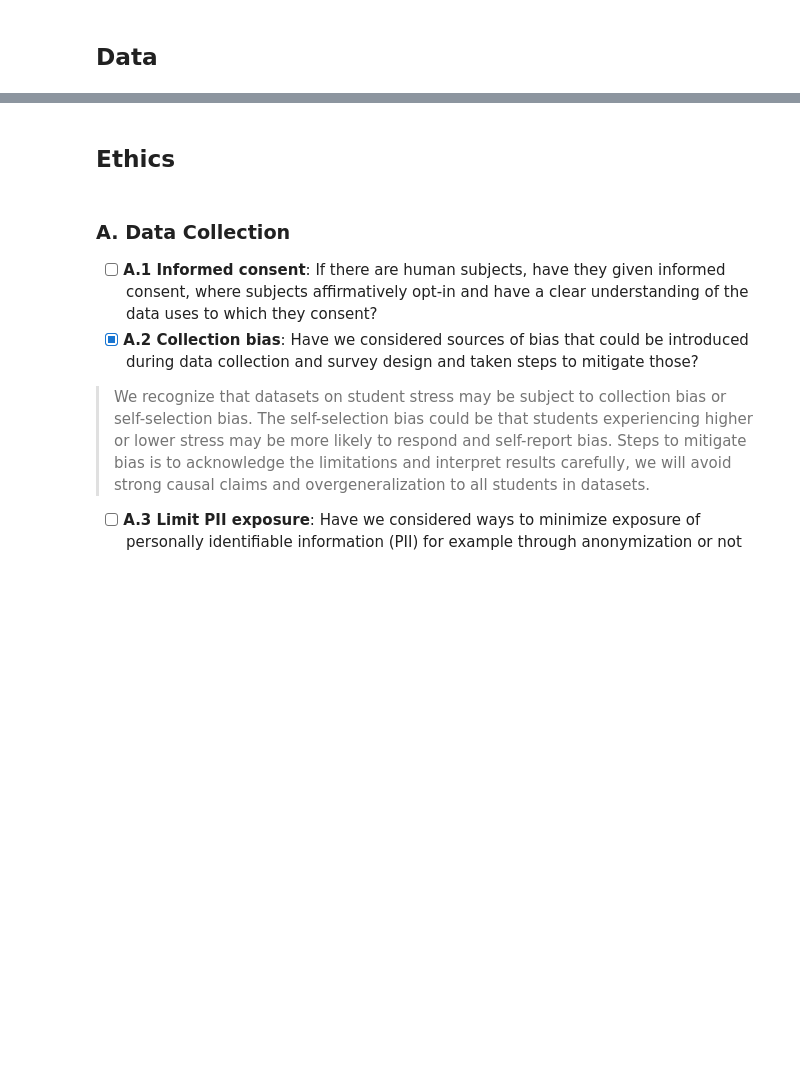
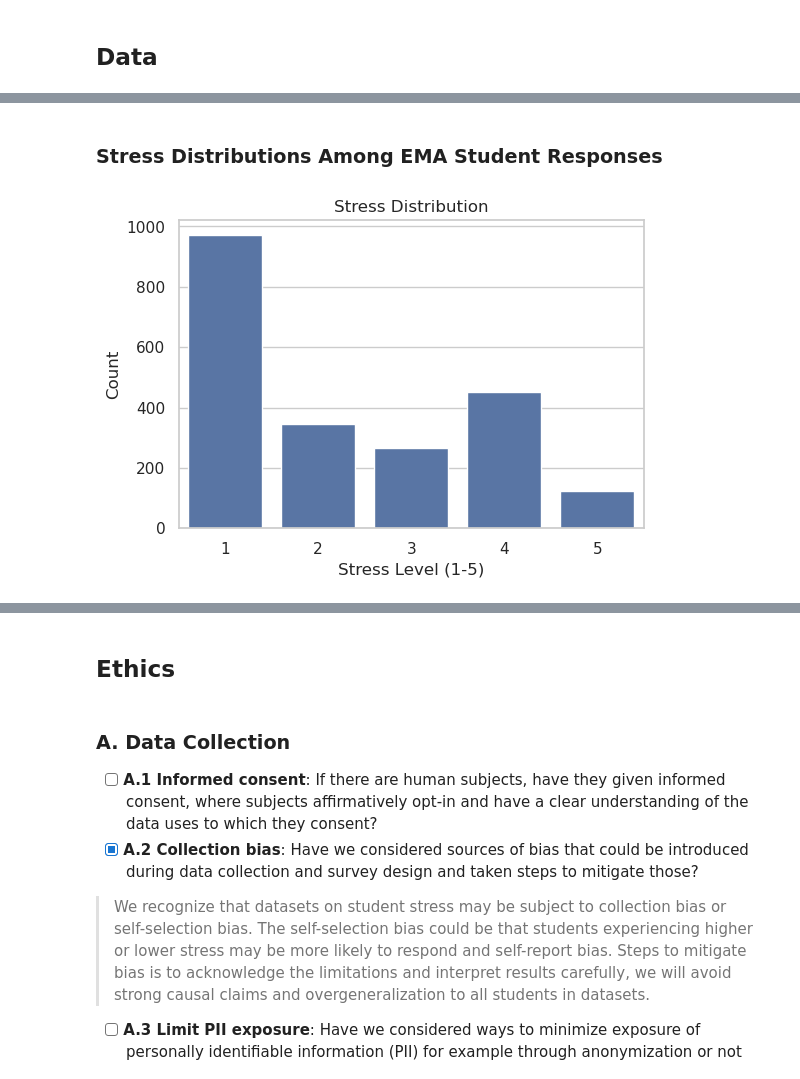
Before and after one commit to COGS108/Group054_WI26, a Jupyter notebook: 03-FinalProject.ipynb, the cells around one changed output, grey strips where cells are left out. Cells and saved outputs as stored; diff of their text form; code cells hidden in the pictures; blank space fills up the shorter version.

```diff
--- a/03-FinalProject.ipynb
+++ b/03-FinalProject.ipynb
@@ -141,0 +418,11 @@ Some more words and stuff.  Remember notebooks work best if you interleave the c
+# %% [markdown]
+### Stress Distributions Among EMA Student Responses
+# %%
+plt.figure(figsize=(6,4))
+sns.countplot(x="stress", data=df_all)
+plt.title("Stress Distribution")
+plt.xlabel("Stress Level (1-5)")
+plt.ylabel("Count")
+plt.show()
+# %% [output]
+[figure, added]
```
Also changed, not shown: parts of 39 cells of this notebook.
